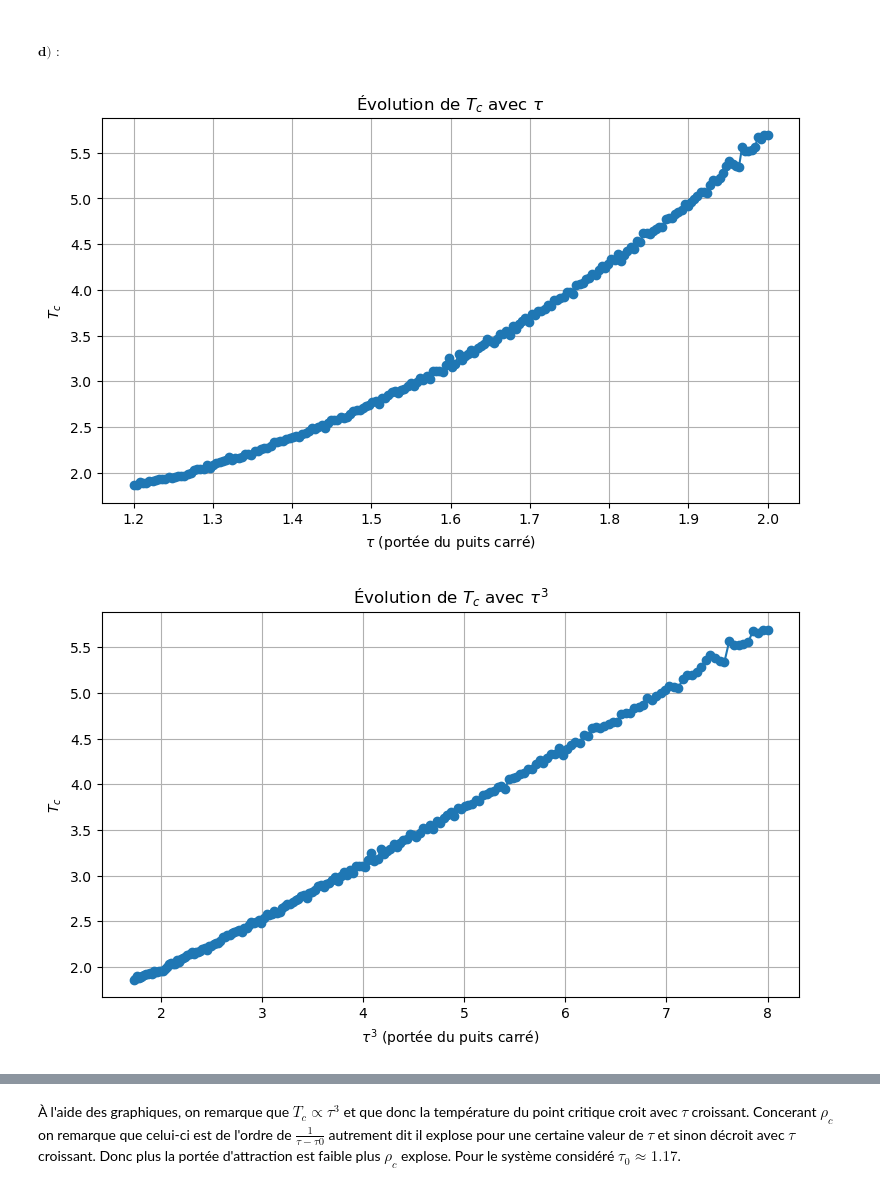
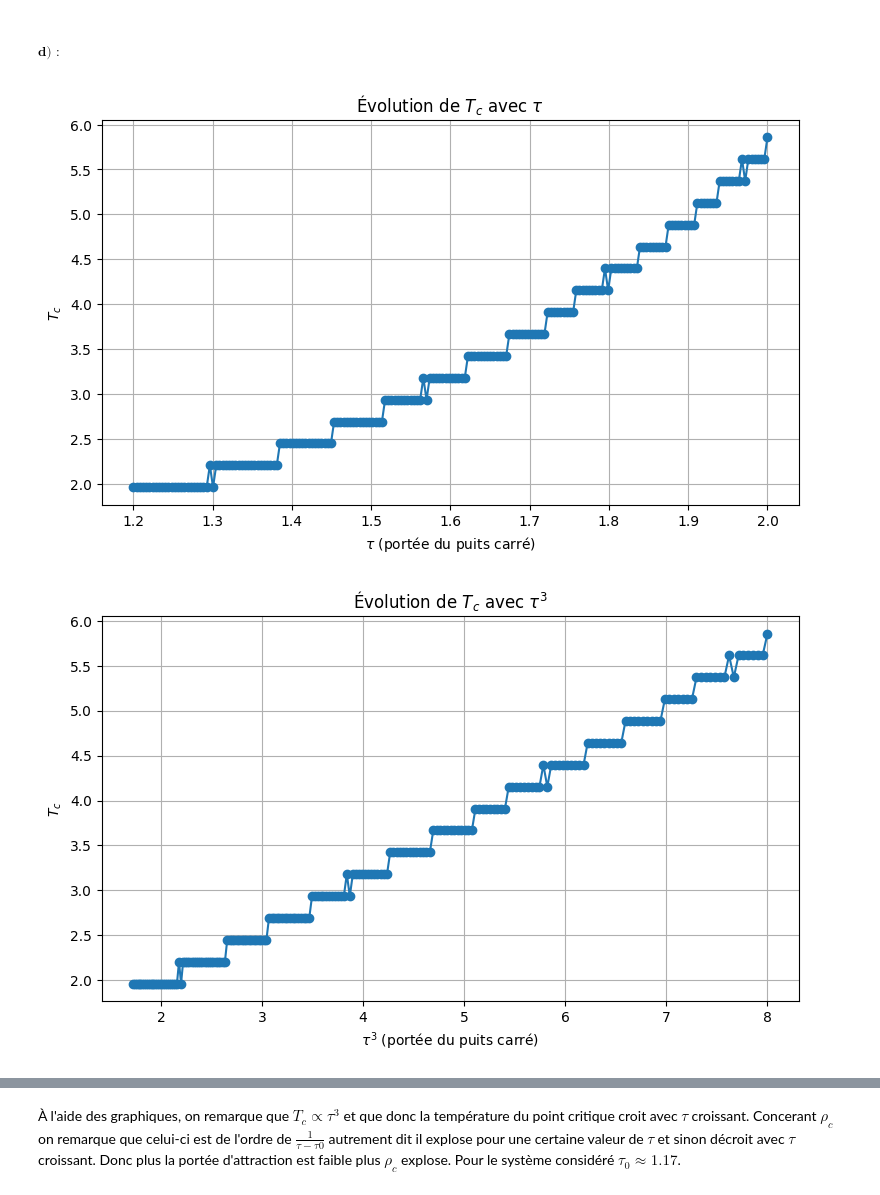
Before and after one commit to ADeslarzes/Homewrok_3, a Jupyter notebook: HW3.ipynb, the cells around one changed output, grey strips where cells are left out. Cells and saved outputs as stored; diff of their text form; code cells hidden in the pictures.

```diff
--- a/HW3.ipynb
+++ b/HW3.ipynb
@@ -807,7 +796,7 @@ def compute_critical_for_tau(
 
 
     curve_a2 = a_2_tau(T, tau)**2 / 3
-    Tc = estimate_Tc_two_crossings(curve_a2, a3_smooth, T)
+    Tc = estimate_Tc(curve_a2, a3_smooth, T)
     yc = (a_2_tau(Tc, tau)**2) / 3
 
 
@@ -860,32 +849,32 @@ plt.xlabel(r'$\tau^3$ (portée du puits carré)')
 plt.ylabel(r'$T_c$')
 plt.title(r'Évolution de $T_c$ avec $\tau^3$')
 plt.grid(True)
 plt.show()
 
 plt.figure(figsize=(9,5))
 plt.plot(tau_list, rhoc_list, marker='o')
 plt.xlabel(r'$\tau$ ')
 plt.ylabel(r'$\rho_c$')
 plt.title(r'Évolution de $\rho_c$ avec $\tau$')
 plt.grid(True)
 plt.show()
 
 tau0=1.17
 plt.figure(figsize=(9,5))
 plt.plot(1/(tau_list-tau0), rhoc_list, marker='o')
 plt.xlabel(r'$\frac{1}{\tau-\tau_0}$ ')
 plt.ylabel(r'$\rho_c$')
 plt.title(r'Évolution de $\rho_c$ avec $\frac{1}{\tau-\tau_0}$')
 plt.grid(True)
 plt.show()
 
 plt.figure(figsize=(9,5))
 plt.plot(tau_list, Pc_list, marker='o')
 plt.xlabel(r'$\tau$ (portée du puits carré)')
 plt.ylabel(r'$P_c$')
 plt.title(r'Évolution de $P_c$ avec $\tau$')
 plt.grid(True)
 plt.show()
 # %% [output]
-[figure, old version]
+[figure, new version]
-[figure, old version]
+[figure, new version]
```
Also changed, not shown: parts of 2 cells of this notebook.
